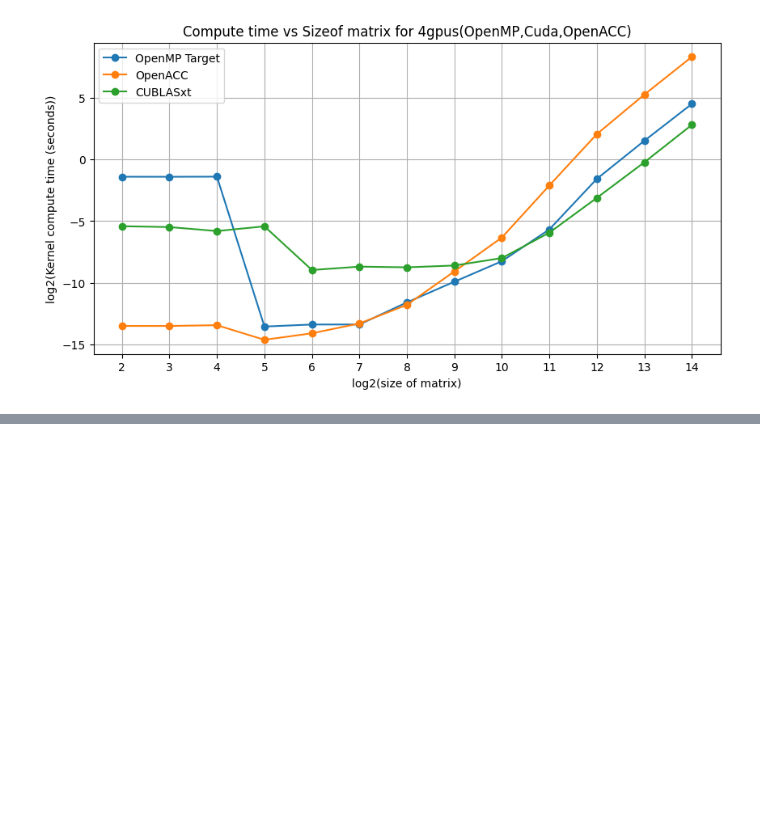
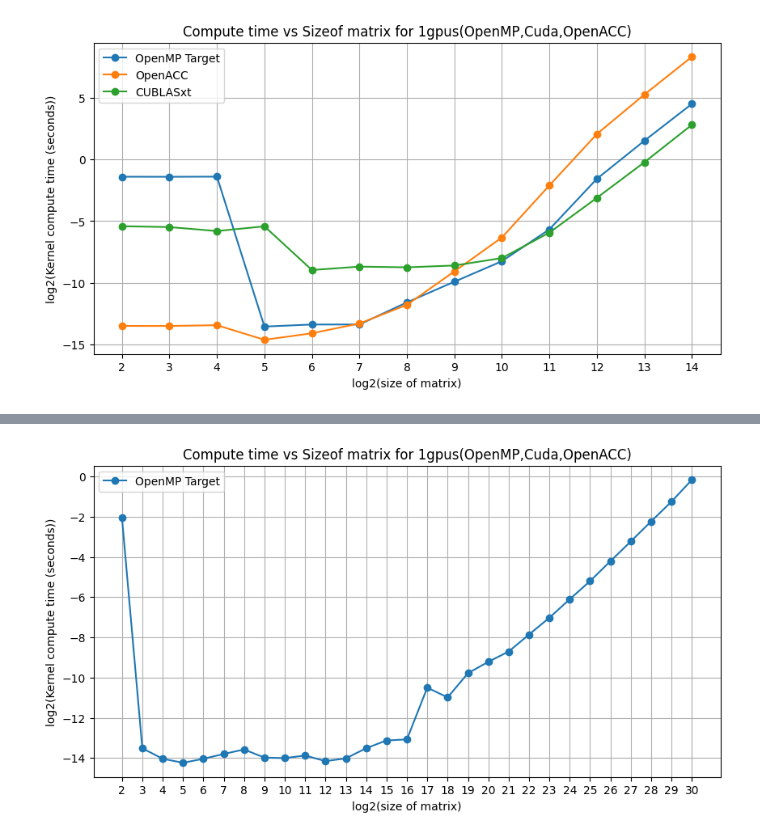
Before and after one commit to nmnethaji8/Matmul-OpenAcc-OpenMP-using-GPUs, a Jupyter notebook: plots.ipynb, the cells around one changed output, grey strips where cells are left out. Cells and saved outputs as stored; diff of their text form; code cells hidden in the pictures; blank space fills up the shorter version.

```diff
--- a/plots.ipynb
+++ b/plots.ipynb
@@ -55,0 +53,26 @@ plt.show()  # display
+# %%
+r = np.genfromtxt("out.csv", delimiter='\t')
+# %%
+# define data values
+x = np.arange(start=2, stop=31, step=1)  # X-axis points
+x = x.astype(str)
+y = r[:,0]
+y2 = r[:,1]
+y3 = r[:,2]
+# y
+y = np.log2(y)
+y2 = np.log2(y2)
+y3 = np.log2(y3)
+
+plt.figure(figsize=(10,5))
+plt.plot(x, y, marker = "o", label ="OpenMP Target")  # Plot the chart
+plt.plot(x, y2, marker = "o", label ="OpenACC" )  # Plot the chart
+plt.plot(x, y3, marker = "o", label ="CUBLASxt")  # Plot the chart
+plt.xlabel("log2(size of matrix)")  # add X-axis label
+plt.ylabel("log2(Kernel compute time (seconds))")  # add Y-axis label
+plt.title("Compute time vs Sizeof matrix for 1gpus(OpenMP,Cuda,OpenACC)")  # add title
+plt.grid()
+plt.legend()
+plt.show()  # display
+# %% [output]
+[figure, added]
```
Also changed, not shown: parts of 1 cell of this notebook.
